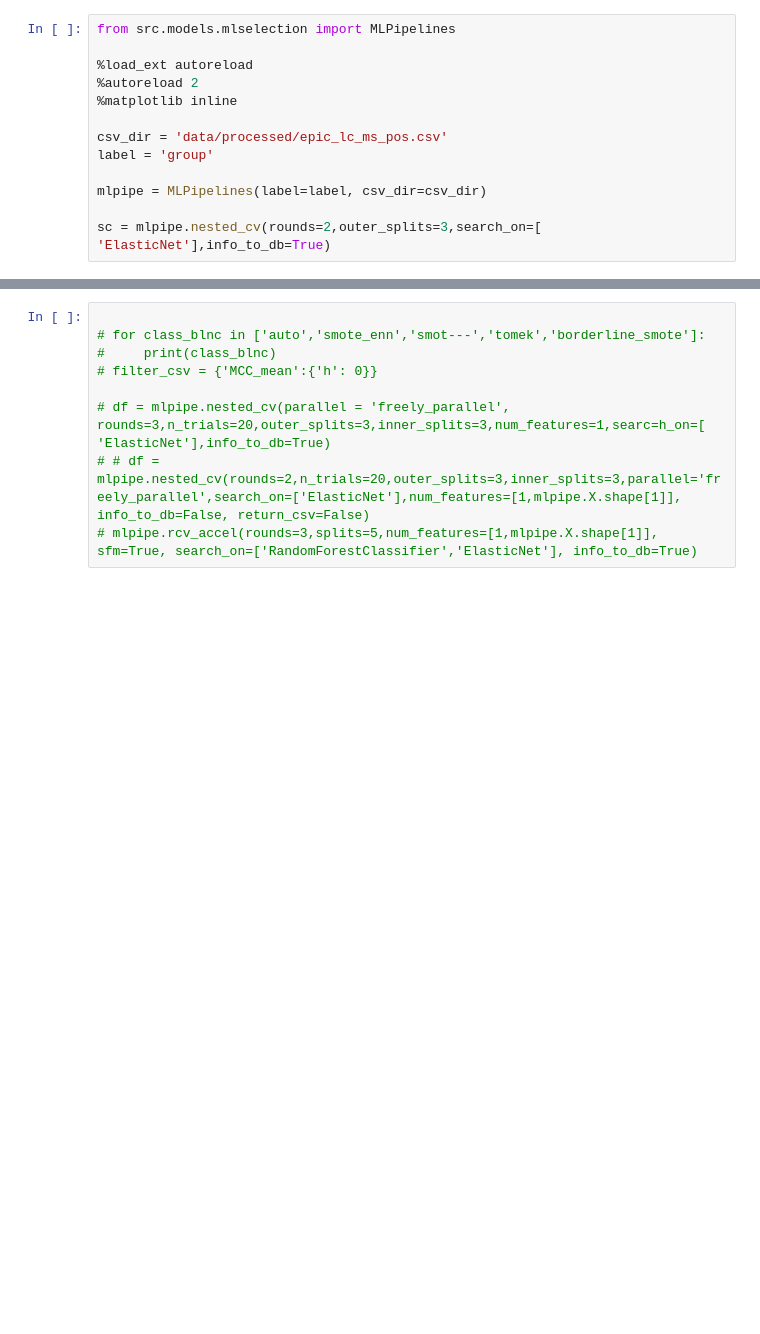
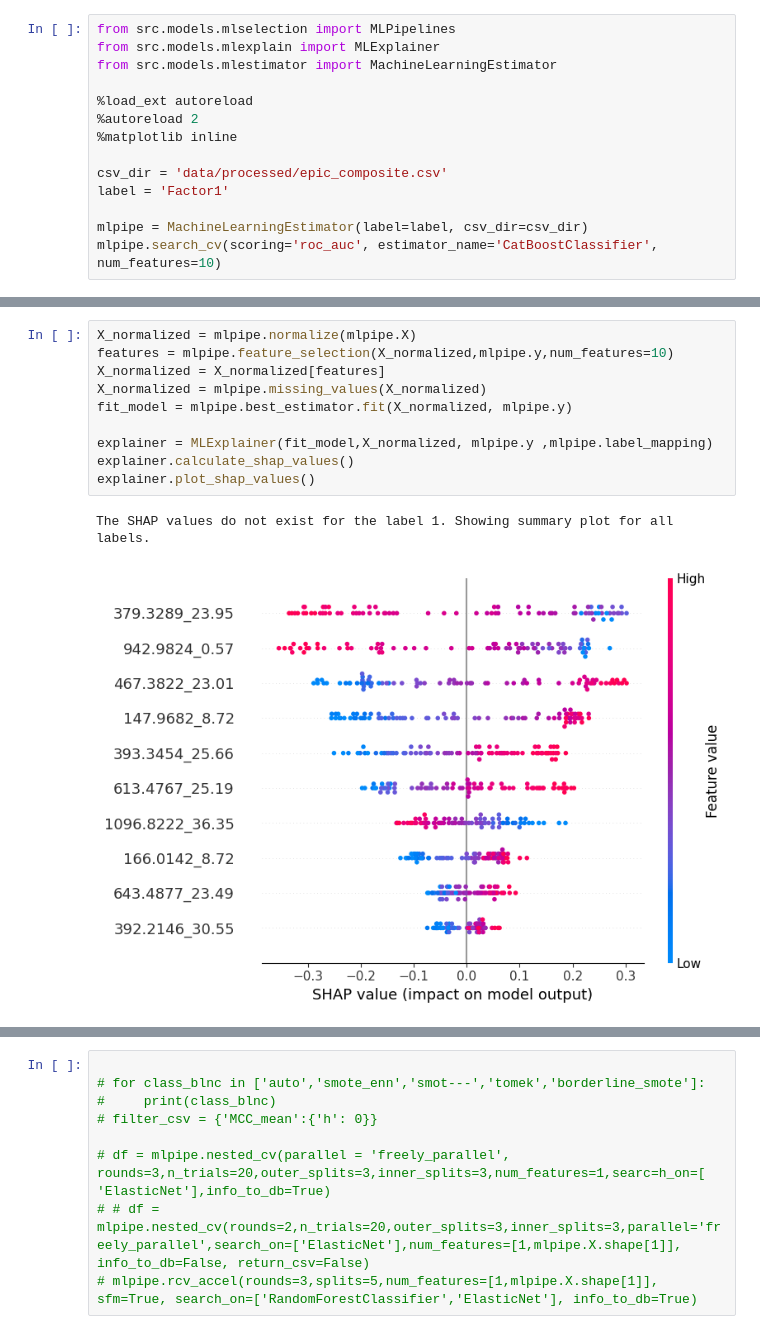
Before and after one commit to costasmexis/AI4META, a Jupyter notebook: test_pipeline.ipynb, the cells around one changed output, grey strips where cells are left out. Cells and saved outputs as stored; diff of their text form; blank space fills up the shorter version.

Commit message:
pca shap

```diff
--- a/test_pipeline.ipynb
+++ b/test_pipeline.ipynb
@@ -1,16 +1,17 @@
 # %%
 from src.models.mlselection import MLPipelines
+from src.models.mlexplain import MLExplainer
+from src.models.mlestimator import MachineLearningEstimator
 
 %load_ext autoreload
 %autoreload 2
 %matplotlib inline
 
-csv_dir = 'data/processed/epic_lc_ms_pos.csv'
-label = 'group'
+csv_dir = 'data/processed/epic_composite.csv'
+label = 'Factor1'
 
-mlpipe = MLPipelines(label=label, csv_dir=csv_dir)
-
-sc = mlpipe.nested_cv(rounds=2,outer_splits=3,search_on=[ 'ElasticNet'],info_to_db=True)
+mlpipe = MachineLearningEstimator(label=label, csv_dir=csv_dir)
+mlpipe.search_cv(scoring='roc_auc', estimator_name='CatBoostClassifier', num_features=10)
 # %% [output]
 The autoreload extension is already loaded. To reload it, use:
   %reload_ext autoreload
@@ -30,0 +44,13 @@ Data inserted into the SQLite database successfully.
+# %%
+X_normalized = mlpipe.normalize(mlpipe.X)
+features = mlpipe.feature_selection(X_normalized,mlpipe.y,num_features=10)
+X_normalized = X_normalized[features]
+X_normalized = mlpipe.missing_values(X_normalized)
+fit_model = mlpipe.best_estimator.fit(X_normalized, mlpipe.y)
+
+explainer = MLExplainer(fit_model,X_normalized, mlpipe.y ,mlpipe.label_mapping)
+explainer.calculate_shap_values()
+explainer.plot_shap_values()
+# %% [output]
+The SHAP values do not exist for the label 1. Showing summary plot for all labels.
+[figure, added]
```
Also changed, not shown: parts of 5 cells of this notebook, 1 other file.
